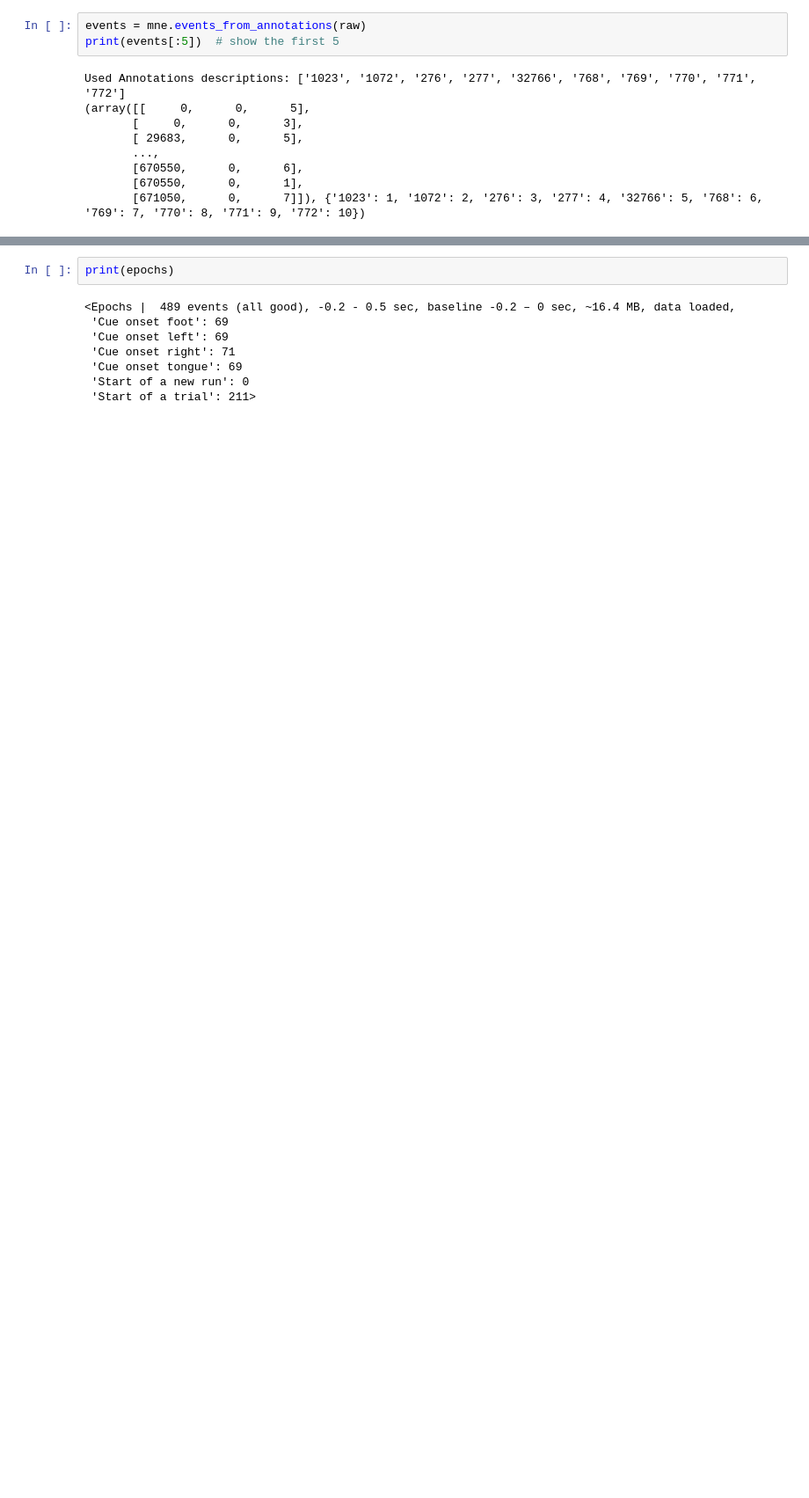
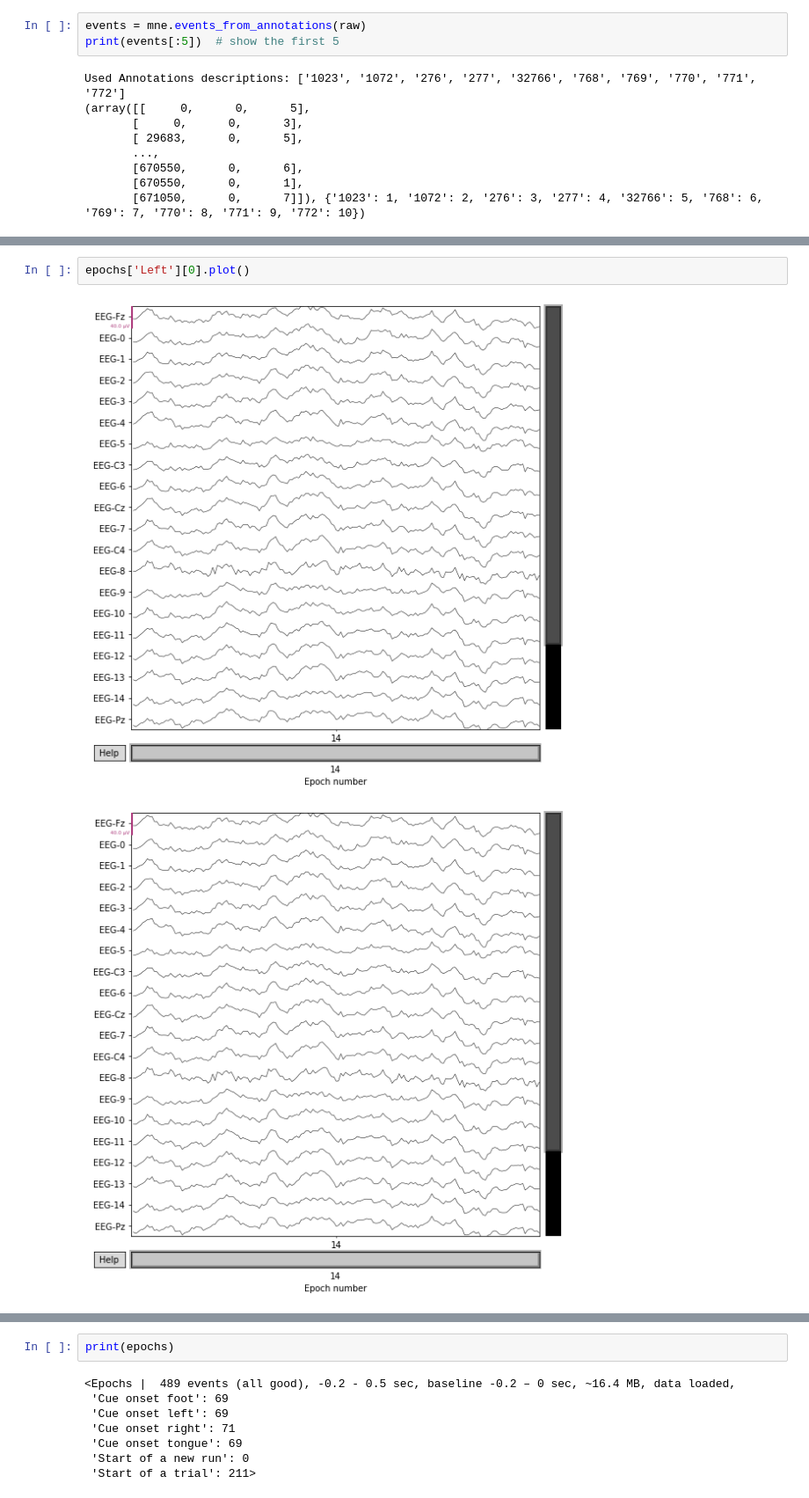
Before and after one commit to VR-BCI-Application-Team/eeg-motor-imagery, a Jupyter notebook: data-visualization.ipynb, the cells around one changed output, grey strips where cells are left out. Shown at 88% size. Cells and saved outputs as stored; diff of their text form; blank space fills up the shorter version.

```diff
--- a/data-visualization.ipynb
+++ b/data-visualization.ipynb
@@ -98,0 +145,5 @@ Loading data for 585 events and 176 original time points ...
+# %%
+epochs['Left'][0].plot()
+# %% [output]
+[figure, added]
+[figure, added]
```
Also changed, not shown: parts of 24 cells of this notebook, 19 other files.
